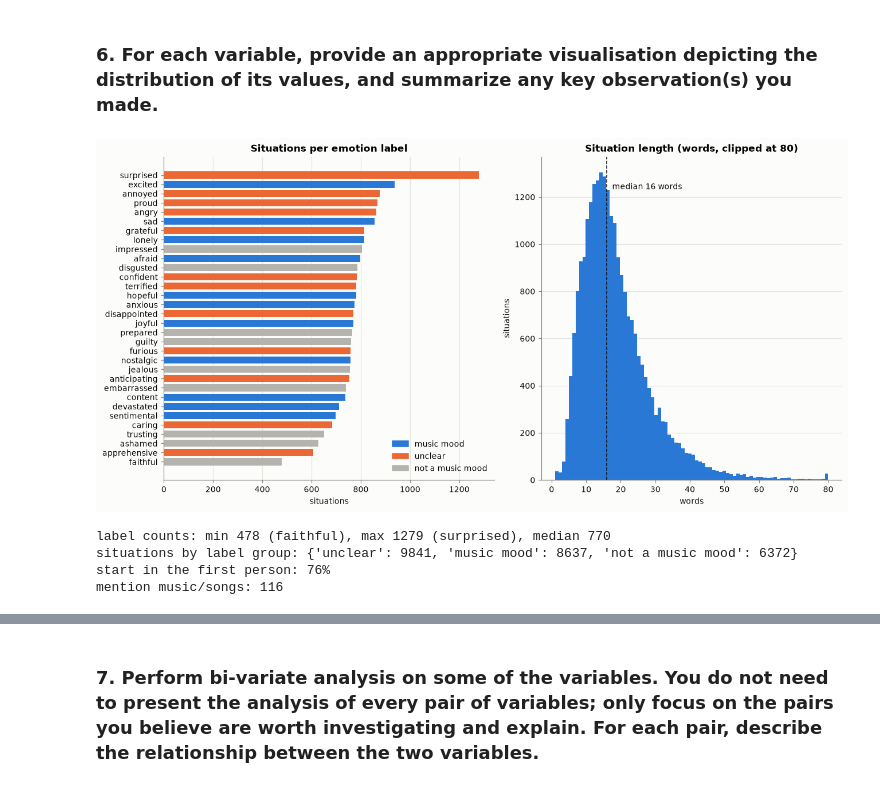
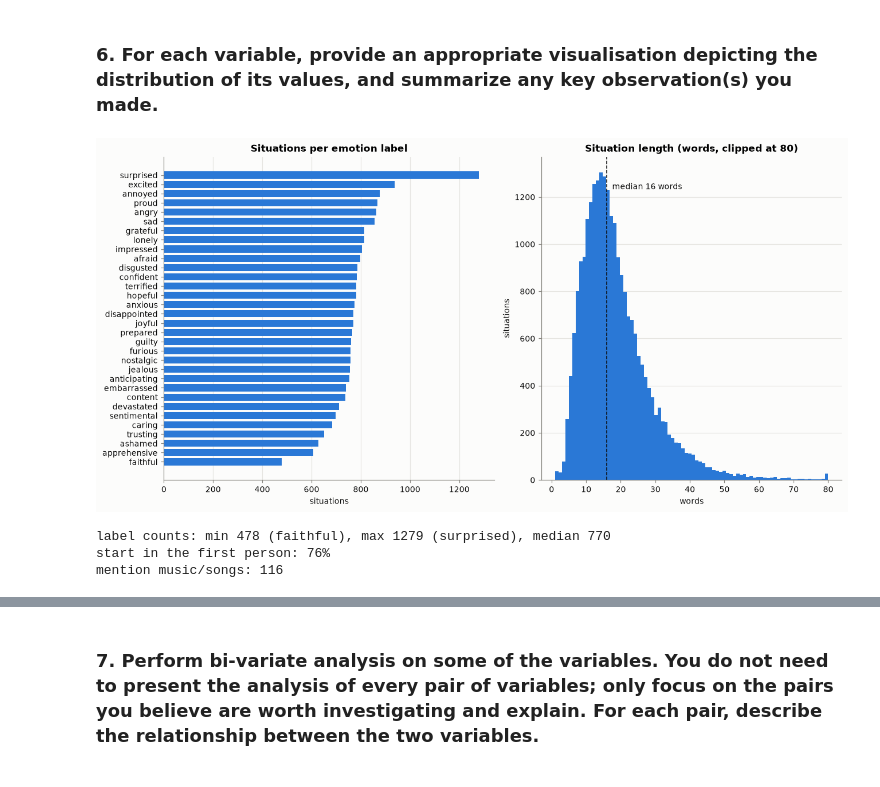
Before and after one commit to Oshawotttt/mood-playlist, a Jupyter notebook: proposal/DAP_IEDA_Template.ipynb, the cells around one changed output, grey strips where cells are left out. Saved outputs shown, nothing was run; the diff lists cells and outputs as text; code cells hidden in the pictures.

```diff
--- a/proposal/DAP_IEDA_Template.ipynb
+++ b/proposal/DAP_IEDA_Template.ipynb
@@ -72,19 +73,20 @@ for col in ["prompt", "utterance"]:
     utt[col] = utt[col].str.replace("_comma_", ",", regex=False)
 
 # One row per conversation (= one situation): its first utterance.
-ed = (utt.loc[utt.groupby("conv_id")["utterance_idx"].idxmin()]
+ed = (utt.loc[utt.groupby("conv_id")["utterance_idx"].idxmin()] # get first utterance
          .sort_index()
          .rename(columns={"context": "emotion", "prompt": "situation", "utterance": "first_utterance"})
          [["split", "conv_id", "emotion", "situation", "first_utterance"]]
          .reset_index(drop=True))
 ed["n_words"] = ed["situation"].str.split().str.len()
 
-# Our grouping of the 32 labels for the mood dimensions (Stage 1); "unclear" still needs a team decision.
-MUSIC_MOODS = {"sad", "devastated", "lonely", "nostalgic", "sentimental", "hopeful", "anxious",
-               "joyful", "content", "excited", "afraid"}
-NOT_MUSIC = {"guilty", "ashamed", "jealous", "embarrassed", "disgusted", "impressed", "prepared",
-             "faithful", "trusting"}
-ed["label_group"] = np.select([ed["emotion"].isin(MUSIC_MOODS), ed["emotion"].isin(NOT_MUSIC)],
-                              ["music mood", "not a music mood"], "unclear")
+# # Our grouping of the 32 labels for the mood dimensions (Stage 1); "unclear" still needs a team decision.
+# MUSIC_MOODS = {"sad", "devastated", "lonely", "nostalgic", "sentimental", "hopeful", "anxious",
+#                "joyful", "content", "excited", "afraid"}
+# NOT_MUSIC = {"guilty", "ashamed", "jealous", "embarrassed", "disgusted", "impressed", "prepared",
+#              "faithful", "trusting"}
+# ed["label_group"] = np.select([ed["emotion"].isin(MUSIC_MOODS), ed["emotion"].isin(NOT_MUSIC)],
+#                               ["music mood", "not a music mood"], "unclear")
+
 ed.head()
 # %% [output]
@@ -289,38 +291,33 @@ all-lowercase start: 2376
 # %%
 fig, axes = plt.subplots(1, 2, figsize=(12, 6), gridspec_kw={"width_ratios": [1.1, 1]})
 
 counts = ed["emotion"].value_counts().sort_values()
-colour = {"music mood": BLUE, "unclear": ORANGE, "not a music mood": GREY}
-groups = ed.drop_duplicates("emotion").set_index("emotion")["label_group"]
-axes[0].barh(counts.index, counts.values, color=[colour[groups[e]] for e in counts.index], height=0.75)
+axes[0].barh(counts.index, counts.values, color=BLUE, height=0.75)
 axes[0].set_title("Situations per emotion label")
 axes[0].set_xlabel("situations")
 axes[0].grid(axis="y", visible=False)
-axes[0].legend(handles=[Patch(color=c, label=name) for name, c in colour.items()], loc="lower right")
 
 axes[1].hist(ed["n_words"].clip(upper=80), bins=80, color=BLUE)
 med = ed["n_words"].median()
 axes[1].axvline(med, color=INK, lw=1, ls="--")
 axes[1].annotate(f"median {med:.0f} words", (med, axes[1].get_ylim()[1] * .9), xytext=(6, 0),
                  textcoords="offset points", color=INK)
 axes[1].set_title("Situation length (words, clipped at 80)")
 axes[1].set_xlabel("words")
 axes[1].set_ylabel("situations")
 axes[1].grid(axis="x", visible=False)
 plt.tight_layout()
 plt.show()
 
 first_person = ed["situation"].str.match(r"(?i)^\s*(?:i|i'm|i've|i'd|i'll|my|me|we|we're|our|us)\b")
 print(f"label counts: min {counts.min()} ({counts.idxmin()}), max {counts.max()} ({counts.idxmax()}), "
       f"median {counts.median():.0f}")
-print(f"situations by label group: {ed['label_group'].value_counts().to_dict()}")
 print(f"start in the first person: {first_person.mean():.0%}")
 music_mentions = ed["situation"].str.contains(r"(?i)\b(?:music|songs?)\b").sum()
 print(f"mention music/songs: {music_mentions}")
 # %% [output]
-[figure, old version]
+[figure, new version]
 label counts: min 478 (faithful), max 1279 (surprised), median 770
-situations by label group: {'unclear': 9841, 'music mood': 8637, 'not a music mood': 6372}
 start in the first person: 76%
 mention music/songs: 116
 # %% [markdown]
```
Also changed, not shown: parts of 17 cells of this notebook.
